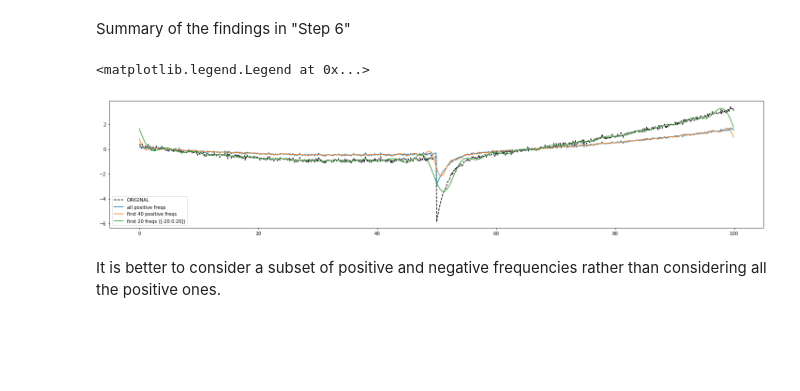
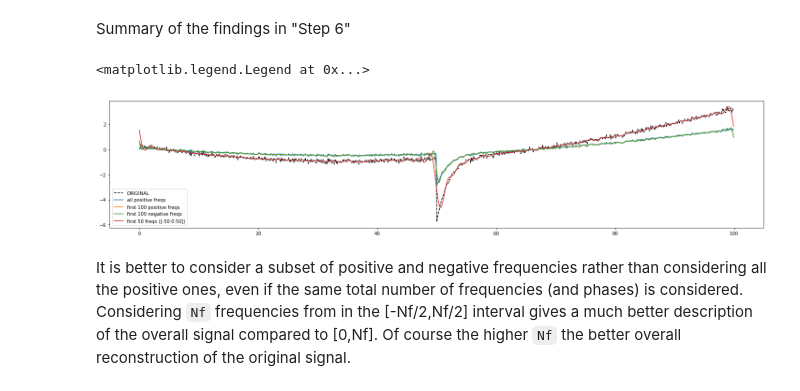
Before and after one commit to francescolosterzo/Fourier-Transform, a Jupyter notebook: FourierTransform.ipynb, the cells around one changed output. Saved outputs shown, nothing was run; the diff lists cells and outputs as text; code cells hidden in the pictures; blank space fills up the shorter version.

```diff
--- a/FourierTransform.ipynb
+++ b/FourierTransform.ipynb
@@ -571,28 +575,34 @@ Summary of the findings in "Step 6"
 # %%
 plt.figure(figsize=(25,5))
 
 # consider only the positive freqs
 y6_hat_all_pos = y6_hat.copy()
 y6_hat_all_pos[N//2:] = 0.
 
-# consider only the first Nf freqs
-Nf = 40
+# consider only the first Nf positive freqs
+Nf = 100
 y6_hat_fNf_pos = y6_hat.copy()
 y6_hat_fNf_pos[N//2:] = 0.
 y6_hat_fNf_pos[Nf+1:] = 0.
+
+# consider only the first Nf negative freqs
+y6_hat_fNf_neg = y6_hat.copy()
+y6_hat_fNf_neg[:-N//2] = 0.
+y6_hat_fNf_neg[:-Nf+1] = 0.
 
 # consider the only the first Nf freqs on both sides
 y6_hat_fNf_both = y6_hat.copy()
 y6_hat_fNf_both[Nf//2 + 1:-Nf//2] = 0.
 
 plt.plot(x, y6_clean, color='k', linestyle='--', label='ORIGINAL')
 plt.plot(x, np.fft.ifft(y6_hat_all_pos).real, label='all positive freqs')
 plt.plot(x, np.fft.ifft(y6_hat_fNf_pos).real, label='first {} positive freqs'.format(Nf))
+plt.plot(x, np.fft.ifft(y6_hat_fNf_neg).real, label='first {} negative freqs'.format(Nf))
 plt.plot(x, np.fft.ifft(y6_hat_fNf_both).real, label='first {0} freqs ([-{0}:0:{0}])'.format(Nf//2))
 
 plt.legend(loc='best')
 # %% [output]
 <matplotlib.legend.Legend at 0x...>
-[figure, old version]
+[figure, new version]
-# %% [markdown]
-It is better to consider a subset of positive and negative frequencies rather than considering all the positive ones.
+# %% [markdown]
+It is better to consider a subset of positive and negative frequencies rather than considering all the positive ones, even if the same total number of frequencies (and phases) is considered. Considering `Nf` frequencies from in the [-Nf/2,Nf/2] interval gives a much better description of the overall signal compared to [0,Nf]. Of course the higher `Nf` the better overall reconstruction of the original signal.
```
Also changed, not shown: parts of 8 cells of this notebook.
